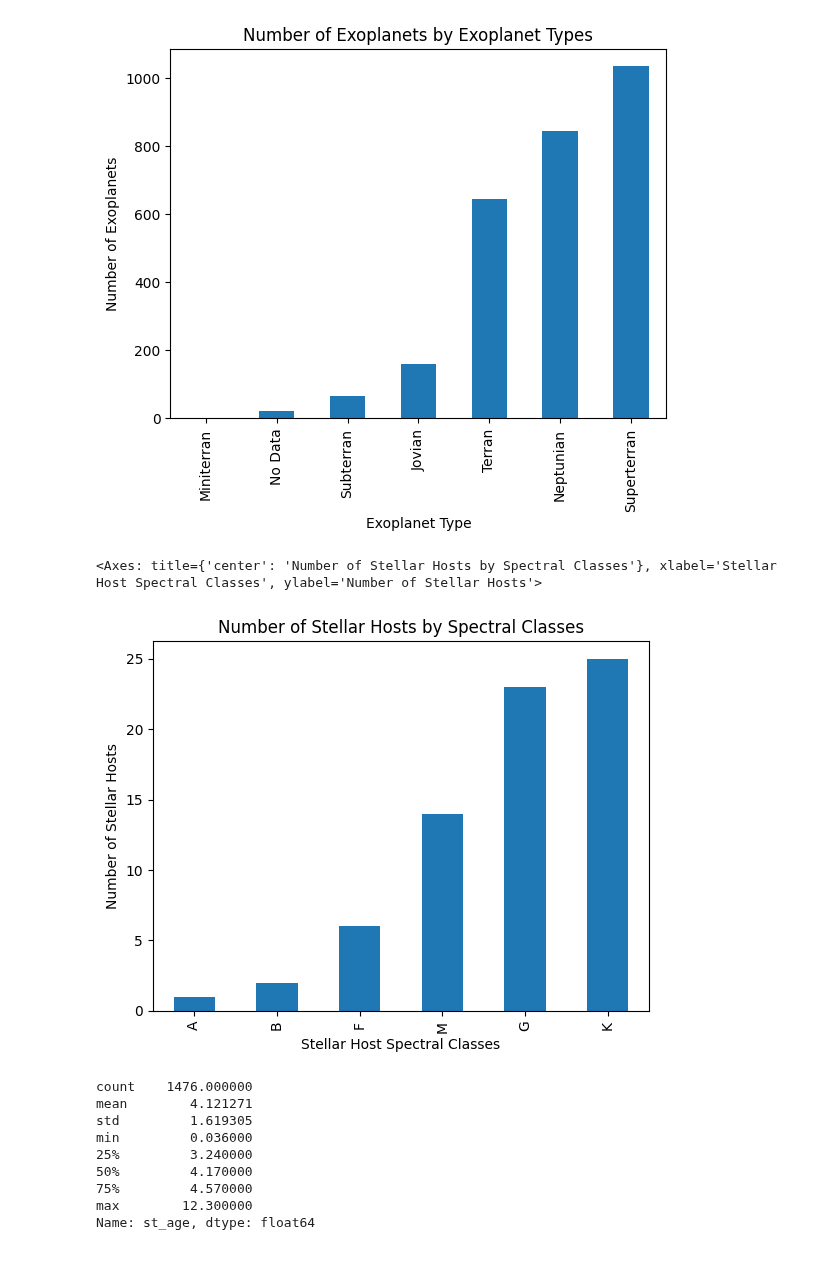
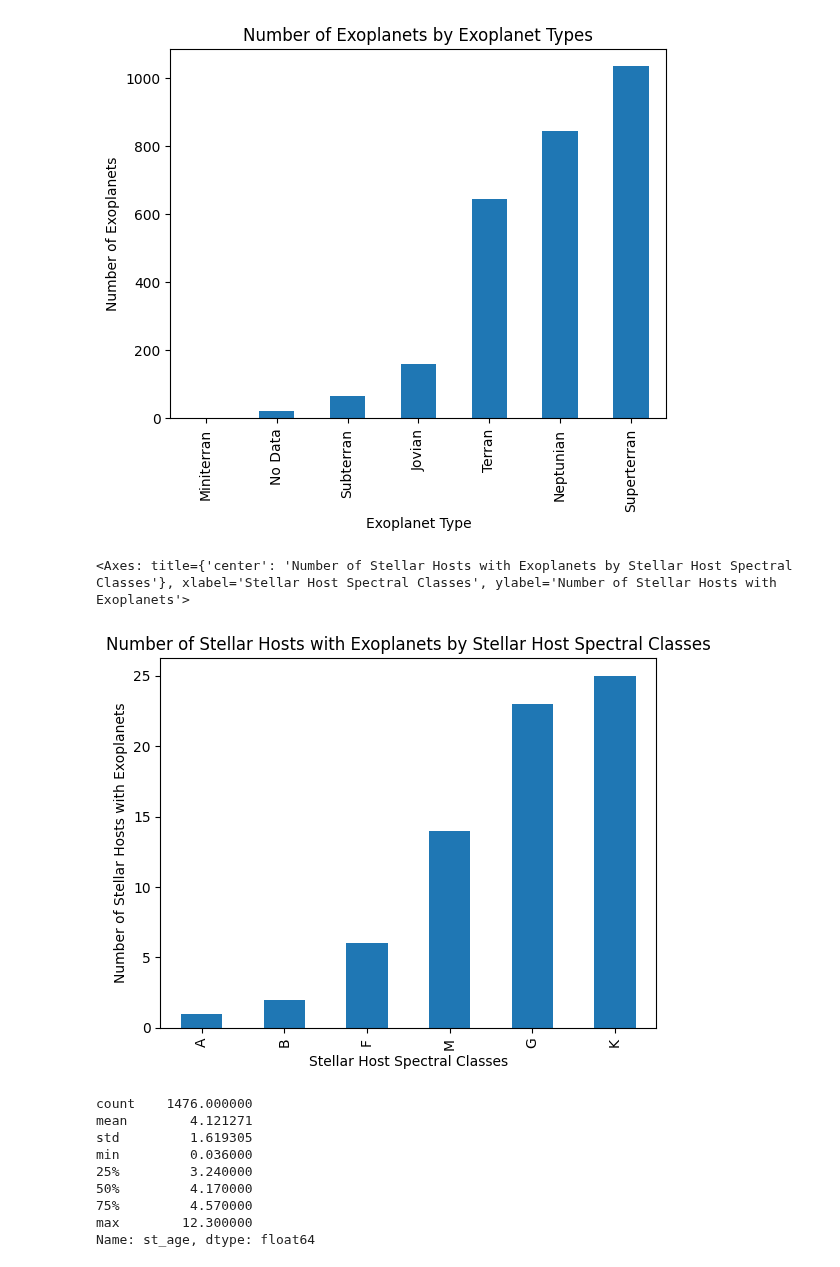
Before and after one commit to christinaxliu/research, a Jupyter notebook: Caltech-JPL-Intern/HZExoplanetsExploration/KeplerConfirmedExoplanets/HZExoplanetsExploration_KeplerConfirmedExoplanets.ipynb, the cells around one changed output. Drawn from its saved outputs; the diff is of its cells as text; code cells hidden in the pictures.

Commit message:
Updated one of graphs' title. Also marked habitable zone in one of graphs. (Created using Colab)

```diff
--- a/Caltech-JPL-Intern/HZExoplanetsExploration/KeplerConfirmedExoplanets/HZExoplanetsExploration_KeplerConfirmedExoplanets.ipynb
+++ b/Caltech-JPL-Intern/HZExoplanetsExploration/KeplerConfirmedExoplanets/HZExoplanetsExploration_KeplerConfirmedExoplanets.ipynb
@@ -93,7 +91,7 @@ exoplanets_data = pd.read_table(exoplanets_filename,
                                           'pl_dens', 'pl_denserr1', 'pl_denserr2', 'pl_orbeccen', 'pl_orbeccenerr1', 'pl_orbeccenerr2',
                                           'pl_insol', 'pl_insolerr1', 'pl_insolerr2', 'pl_eqt', 'pl_eqterr1', 'pl_eqterr2',
                                           'pl_ratdor', 'pl_ratdorerr1', 'pl_ratdorerr2', 'pl_ratror', 'pl_ratrorerr1', 'pl_ratrorerr2',
-                                          'st_spectype', 'st_teff', 'st_tefferr1', 'st_tefferr2', 'st_rade', 'st_radeerr1', 'st_radeerr2',
+                                          'st_spectype', 'st_teff', 'st_tefferr1', 'st_tefferr2', 'st_rad', 'st_raderr1', 'st_raderr2',
                                           'st_mass', 'st_masserr1', 'st_masserr2', 'st_met', 'st_meterr1', 'st_meterr2',
                                           'st_metratio', 'st_lum', 'st_lumerr1', 'st_lumerr2', 'st_logg', 'st_loggerr1', 'st_loggerr2',
                                           'st_age', 'st_ageerr1', 'st_ageerr2', 'st_dens', 'st_denserr1', 'st_denserr2', 'st_vsin',
@@ -182,9 +180,9 @@ exoplanets_data['st_spectype'] = exoplanets_data['st_spectype'].astype(str)
 exoplanets_data['st_teff'] = exoplanets_data['st_teff'].astype(float)
 exoplanets_data['st_tefferr1'] = exoplanets_data['st_tefferr1'].astype(float)
 exoplanets_data['st_tefferr2'] = exoplanets_data['st_tefferr2'].astype(float)
-exoplanets_data['st_rade'] = exoplanets_data['st_rade'].astype(float)
-exoplanets_data['st_radeerr1'] = exoplanets_data['st_radeerr1'].astype(float)
-exoplanets_data['st_radeerr2'] = exoplanets_data['st_radeerr2'].astype(float)
+exoplanets_data['st_rad'] = exoplanets_data['st_rad'].astype(float)
+exoplanets_data['st_raderr1'] = exoplanets_data['st_raderr1'].astype(float)
+exoplanets_data['st_raderr2'] = exoplanets_data['st_raderr2'].astype(float)
 exoplanets_data['st_mass'] = exoplanets_data['st_mass'].astype(float)
 exoplanets_data['st_masserr1'] = exoplanets_data['st_masserr1'].astype(float)
 exoplanets_data['st_masserr2'] = exoplanets_data['st_masserr2'].astype(float)
@@ -262,16 +260,16 @@ exoplanet_types.value_counts().sort_values().plot(kind='bar',
 # %%
 # Keep the stellar hosts with OBAFGKM spectral classes
 exoplanets_with_spectypes = exoplanets_data[exoplanets_data['st_spectype'].map(lambda x: x[0].upper() in 'OBAFGKM')]
 
 # Plot the graph for the number of stellar hosts by spectral classes
 stellar_host_spectral_classes = exoplanets_with_spectypes['st_spectype'].map(lambda x: x[0].upper())
 stellar_host_spectral_classes.value_counts().sort_values().plot(kind='bar',
                                                                 xlabel='Stellar Host Spectral Classes',
-                                                                ylabel='Number of Stellar Hosts',
-                                                                title='Number of Stellar Hosts by Spectral Classes')
+                                                                ylabel='Number of Stellar Hosts with Exoplanets',
+                                                                title='Number of Stellar Hosts with Exoplanets by Stellar Host Spectral Classes')
 # %% [output]
-<Axes: title={'center': 'Number of Stellar Hosts by Spectral Classes'}, xlabel='Stellar Host Spectral Classes', ylabel='Number of Stellar Hosts'>
+<Axes: title={'center': 'Number of Stellar Hosts with Exoplanets by Stellar Host Spectral Classes'}, xlabel='Stellar Host Spectral Classes', ylabel='Number of Stellar Hosts with Exoplanets'>
-[figure, old version]
+[figure, new version]
 # %%
 exoplanets_data['st_age'].describe()
 # %% [output]
```
Also changed, not shown: parts of 4 cells of this notebook.
